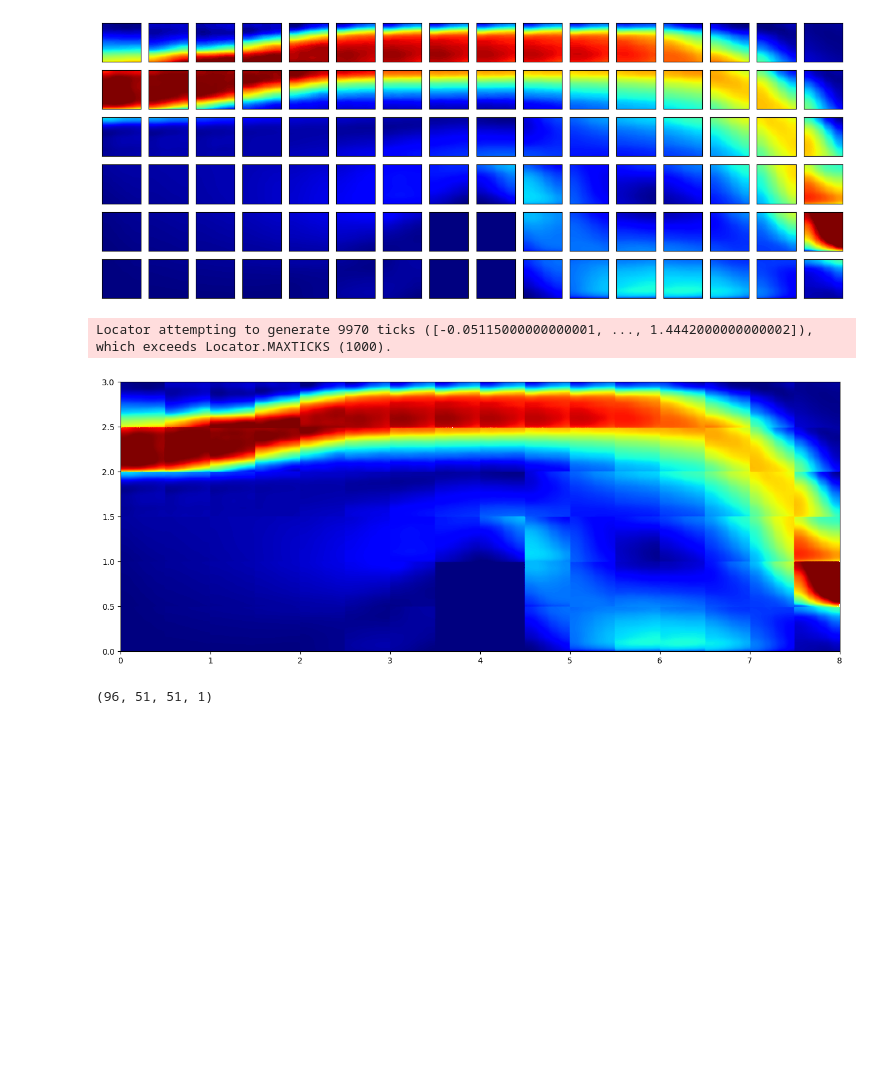
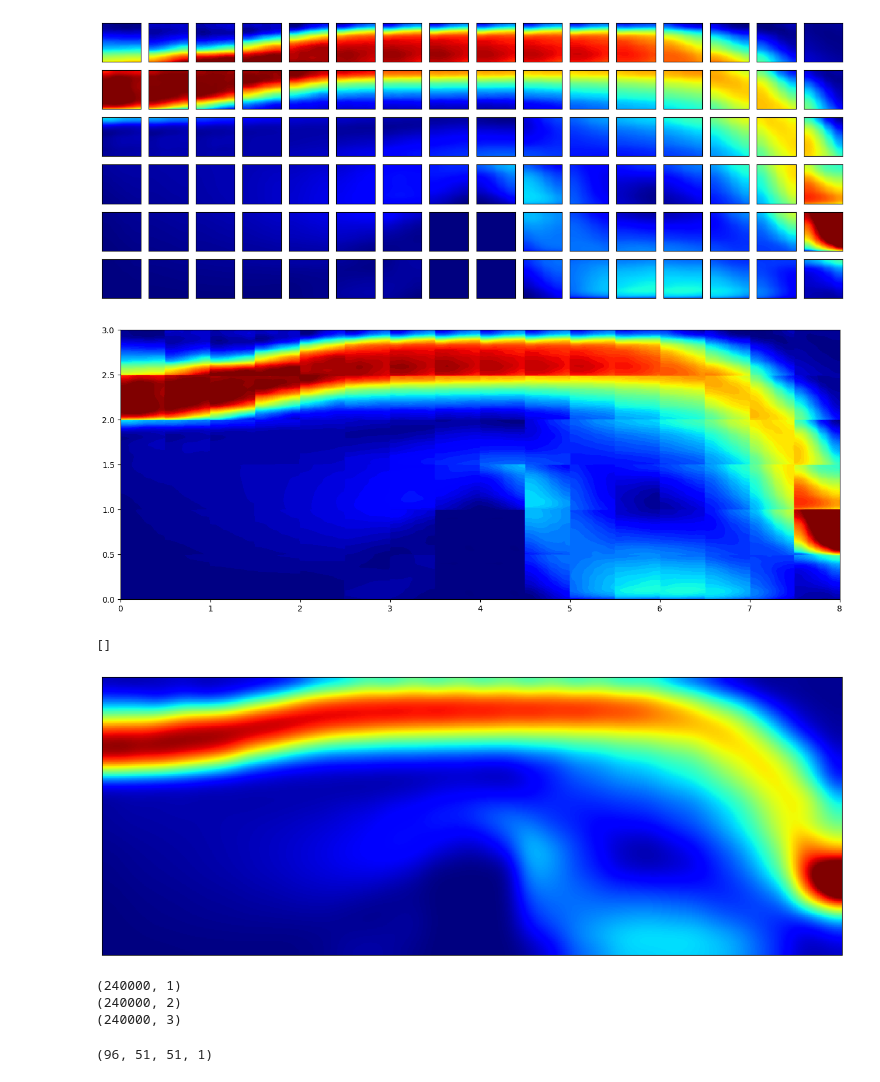
Before and after one commit to T1318/Fast-predication, a Jupyter notebook: 5训练集-0.5m窗口-split2（base）/DON/DON.ipynb, the cells around one changed output. Saved outputs shown, nothing was run; the diff lists cells and outputs as text; code cells hidden in the pictures; blank space fills up the shorter version.

```diff
--- a/5训练集-0.5m窗口-split2（base）/DON/DON.ipynb
+++ b/5训练集-0.5m窗口-split2（base）/DON/DON.ipynb
@@ -503,6 +504,7 @@ def eval_epoch(config,model,optimizer,myloss,scheduler,train_loader,test_loader,
 def train(config=sweep_config,is_model_saved=False):
 	train_loader, test_loader, coordinate = create_dataloader(config)
 	device = config.device
+	activation = torch.nn.__dict__[wandb.config.activation]()
 	model = DeepONet_NS([204, 512, 512, 512, 512, 512], [2, 16, 64, 256, 512, 512, 512])
 	model.apply(weight_init)
 	begin_epoch = 0
@@ -1540,8 +1552,64 @@ for i in range(n_y):
 			all_zone[i*(p_x-1):(i+1)*(p_x-1)+1,j*(p_y-1):(j+1)*(p_y-1)+1] = test_x[i+j*n_y,:,:,0]
 
 fig,axs = plt.subplots(1,figsize=(n_x,n_y))
-axs.contourf(np.linspace(0,8,800),np.linspace(0,3,300),all_zone,10000,cmap='jet',vmin=0,vmax=1)
+axs.contourf(np.linspace(0,8,800),np.linspace(0,3,300),all_zone,100,cmap='jet',vmin=0,vmax=1)
 axs.set_aspect('equal')
 # %% [output]
-Locator attempting to generate 9970 ticks ([-0.05115000000000001, ..., 1.4442000000000002]), which exceeds Locator.MAXTICKS (1000).
 [figure]
+# %%
+import numpy as np
+import matplotlib.pyplot as plt
+from scipy.signal import medfilt2d, convolve2d, savgol_filter
+from scipy.ndimage import gaussian_filter
+from scipy.fft import fft2, ifft2
+
+# 准备数据集
+data = all_zone  # 二维矩阵，形状为 (300, 800)
+
+# 中值滤波
+# smoothed_data = medfilt2d(data, kernel_size=9)
+
+# 高斯加权平均滤波
+sigma = 12  # 高斯滤波的标准差
+smoothed_data = gaussian_filter(data, sigma=sigma)
+
+# 移动平均法滤波处理
+# window_size = 20  # 移动平均窗口的大小
+# kernel = np.ones((window_size, window_size)) / (window_size**2)
+# smoothed_data = convolve2d(data, kernel, mode='same')
+
+# 加权平均法滤波处理
+# weights = np.array([[1, 2, 1],
+#                     [2, 10, 2],
+#                     [1, 2, 1]])  # 加权平均的权重矩阵
+# weights = weights / np.sum(weights)  # 归一化权重矩阵
+# smoothed_data = convolve2d(data, weights, mode='same')
+
+# Savitzky-Golay滤波处理
+# window_size = 50  # 滤波窗口的大小
+# poly_order = 2  # 多项式拟合的阶数
+# smoothed_data = savgol_filter(data, window_length=window_size, polyorder=poly_order)
+
+# 傅里叶变换
+# f_data = fft2(data)
+
+# # 频域滤波（在此示例中，假设我们想去除低频分量，保留高频分量）
+# cutoff = 1  # 截止频率
+# f_data[np.abs(f_data) < cutoff] = 0
+
+# # 逆傅里叶变换
+# smoothed_data = np.real(ifft2(f_data))
+
+# 绘制等高线图
+xnew = np.arange(0, 8, 1e-2)
+ynew = np.arange(0, 3, 1e-2)
+
+fig,axs = plt.subplots(1,figsize=(n_x,n_y))
+contour = axs.pcolor(xnew,ynew,smoothed_data,cmap='jet',vmin=0,vmax=1)
+axs.set_aspect('equal')
+axs.set_xticks([])
+axs.set_yticks([])
+# cbar = plt.colorbar(contour)
+# %% [output]
+[]
+[figure, added]
@@ -1548,3 +1621,16 @@ Locator attempting to generate 9970 ticks ([-0.05115000000000001, ..., 1.4442000
+# %%
+data = all_zone.reshape(-1,1)
+coordinate = np.meshgrid(np.linspace(0,8,800),np.linspace(0,3,300))
+coordinate = np.stack((coordinate[0],coordinate[1]),axis=-1).reshape(-1,2)
+print(data.shape)
+print(coordinate.shape)
+data_csv = np.concatenate((coordinate,data),axis=1)
+print(data_csv.shape)
+# np.savetxt(r'I:\ML\工况合集\预测数据保存\pred_DON.csv',data_csv,delimiter=',',header='x,y,z')
+# %% [output]
+(240000, 1)
+(240000, 2)
+(240000, 3)
 # %%
 truth_data = np.load(r'I:/ML/工况合集/data/data_test/test_label.npy')
 print(truth_data.shape)
```
Also changed, not shown: parts of 9 cells of this notebook, 28 other files.
